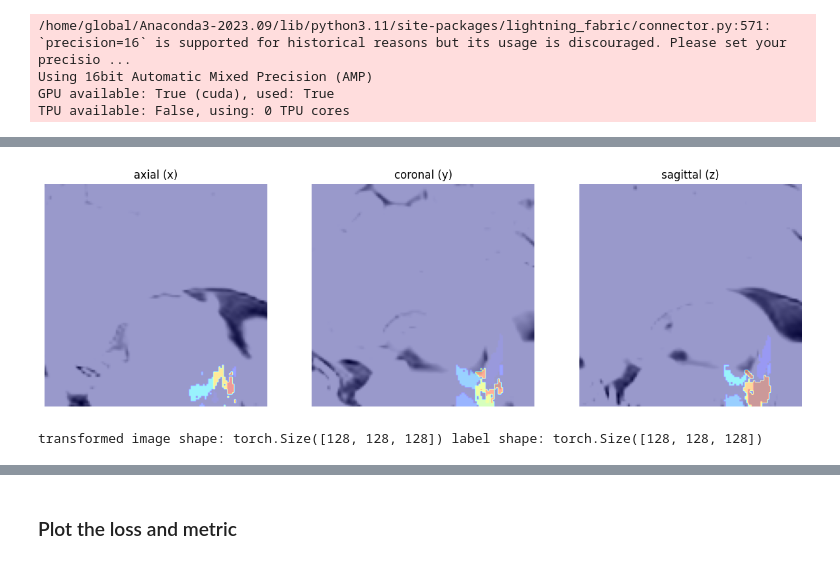
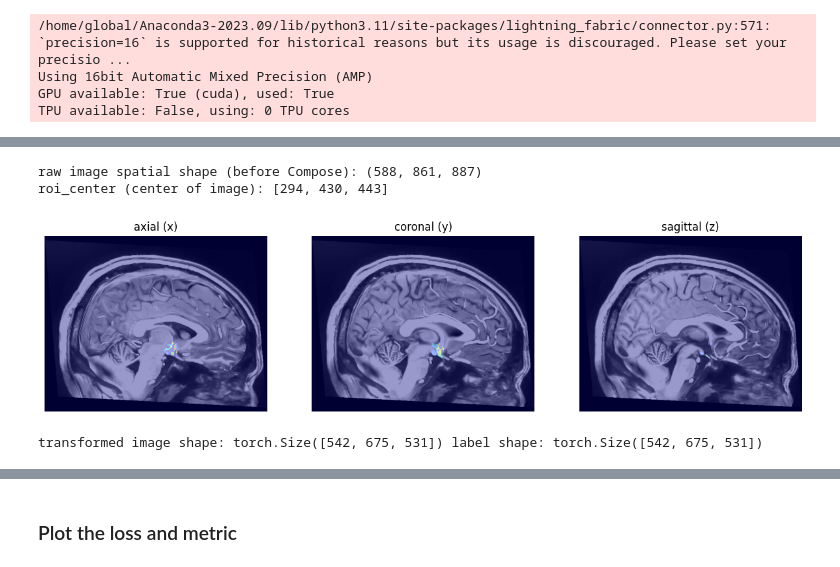
Before and after one commit to RomainViardLille/LiiFE, a Jupyter notebook: HYPOTHALAMUS_unetr_btcv_segmentation_3d_lightning.ipynb, the cells around one changed output, grey strips where cells are left out. Saved outputs shown, nothing was run; the diff lists cells and outputs as text; code cells hidden in the pictures.

```diff
--- a/HYPOTHALAMUS_unetr_btcv_segmentation_3d_lightning.ipynb
+++ b/HYPOTHALAMUS_unetr_btcv_segmentation_3d_lightning.ipynb
@@ -376,8 +361,8 @@ best mean dice: 0.0001 at epoch: 29
 # ...existing code...
 import matplotlib.pyplot as plt
 from monai.transforms import (
-    Compose, LoadImaged, EnsureChannelFirstd, ScaleIntensityRanged,
-    CropForegroundd, Orientationd, Spacingd, SpatialPadd, CenterSpatialCropd
+    Compose, LoadImaged, EnsureChannelFirstd, ScaleIntensityRanged,ScaleIntensityRangePercentilesd,
+    CropForegroundd, Orientationd, Spacingd, SpatialPadd, CenterSpatialCropd, SpatialCropd,NormalizeIntensityd
 )
 from monai.data import load_decathlon_datalist
 import numpy as np
@@ -392,16 +377,48 @@ datalist = load_decathlon_datalist(DATASETS, True, "training")
 idx = 0  # index du cas à visualiser
 
 # même pipeline de transforms que prepare_data
-t = Compose([
-    LoadImaged(keys=["image", "label"]),
-    EnsureChannelFirstd(keys=["image", "label"]),
-    ScaleIntensityRanged(keys=["image"], a_min=0, a_max=100, b_min=0.0, b_max=1.0, clip=True),
-    CropForegroundd(keys=["image", "label"], source_key="image", allow_smaller=True),
-    Orientationd(keys=["image", "label"], axcodes="RAS"),
-    Spacingd(keys=["image", "label"], pixdim=(0.5, 0.5, 0.5), mode=("bilinear", "nearest")),
-    SpatialPadd(keys=["image", "label"], spatial_size=(128, 128, 128), mode='constant'),
-    CenterSpatialCropd(keys=["image", "label"], roi_size=(128, 128, 128)),
-])
+# charge l'image brute pour obtenir sa taille (avant les transforms de padding/crop)
+_sample_for_shape = datalist[idx].copy()
+_pre = LoadImaged(keys=["image", "label"])(_sample_for_shape)
+_img_raw = np.asarray(_pre["image"])
+# si channel présent (rare avant EnsureChannelFirstd), retirer la dimension channel
+if _img_raw.ndim == 4:
+    _spatial_shape = tuple(_img_raw.shape[1:])
+else:
+    _spatial_shape = tuple(_img_raw.shape)
+
+print("raw image spatial shape (before Compose):", _spatial_shape)
+
+# calculer le centre (roi_center) au centre de l'image
+roi_center = [int(s / 2) for s in _spatial_shape]
+print("roi_center (center of image):", roi_center)
+
+# pipeline de transforms, en utilisant IMG_SIZE et PIX_DIM définis globalement
+t = Compose(
+    [
+        LoadImaged(keys=["image", "label"]),
+        EnsureChannelFirstd(keys=["image", "label"]),
+        # ScaleIntensityRanged(keys=["image"], a_min=0, a_max=200, b_min=0.0, b_max=1.0, clip=True),
+        #NormalizeIntensityd(keys=["image"]),
+        ScaleIntensityRangePercentilesd(keys=["image"], lower=5, upper=95, b_min=0.0, b_max=1.0, clip=True),
+        CropForegroundd(keys=["image", "label"], source_key="image", allow_smaller=True),
+        RandCropByPosNegLabeld(
+                    keys=["image", "label"],
+                    label_key="label",
+                    spatial_size=IMG_SIZE,
+                    pos=1,
+                    neg=1,
+                    num_samples=4,
+                    image_key="image",
+                    image_threshold=0,
+                ),
+        # Orientationd(keys=["image", "label"], axcodes="RAS"),
+        # Spacingd(keys=["image", "label"], pixdim=PIX_DIM, mode=("bilinear", "nearest")),
+        # SpatialPadd(keys=["image", "label"], spatial_size=IMG_SIZE, mode="constant"),
+        # # utiliser roi_center calculé au centre de l'image
+        # SpatialCropd(keys=["image", "label"], roi_center=roi_center, roi_size=IMG_SIZE),
+    ]
+)
 
 sample = datalist[idx].copy()  # dict avec chemins
 out = t(sample)                # applique les transforms et charge les fichiers
@@ -413,35 +430,37 @@ lbl = out["label"]
 if img.ndim == 4:
     img = img[0]
 if lbl.ndim == 4:
     lbl = lbl[0]
 
 # choisir slices centraux et afficher 3 plans (axial, coronal, sagittal)
 sx, sy, sz = img.shape
 cx, cy, cz = sx // 2, sy // 2, sz // 2
 
 fig, axes = plt.subplots(1, 3, figsize=(15, 5))
 # axial (slice suivant l'axe 0)
 axes[0].imshow(np.rot90(img[cx-5, :, :]), cmap="gray")
 axes[0].imshow(np.rot90(lbl[cx-5, :, :]), cmap="jet", alpha=0.4)
 axes[0].set_title("axial (x)")
 # coronal (axe 1)
 axes[1].imshow(np.rot90(img[cx, :, :]), cmap="gray")
 axes[1].imshow(np.rot90(lbl[cx, :, :]), cmap="jet", alpha=0.4)
 axes[1].set_title("coronal (y)")
 # sagittal (axe 2)
 axes[2].imshow(np.rot90(img[cx+5, :, :]), cmap="gray")
 axes[2].imshow(np.rot90(lbl[cx+5, :, :]), cmap="jet", alpha=0.4)
 axes[2].set_title("sagittal (z)")
 
 for ax in axes:
     ax.axis("off")
 plt.show()
 
 print("transformed image shape:", img.shape, "label shape:", lbl.shape)
 # ...existing code...
 # %% [output]
+raw image spatial shape (before Compose): (588, 861, 887)
+roi_center (center of image): [294, 430, 443]
-[figure, old version]
+[figure, new version]
-transformed image shape: torch.Size([128, 128, 128]) label shape: torch.Size([128, 128, 128])
+transformed image shape: torch.Size([542, 675, 531]) label shape: torch.Size([542, 675, 531])
 # %%
 # Remove model from memory
 del net
```
Also changed, not shown: parts of 4 cells of this notebook, 1 other file.
